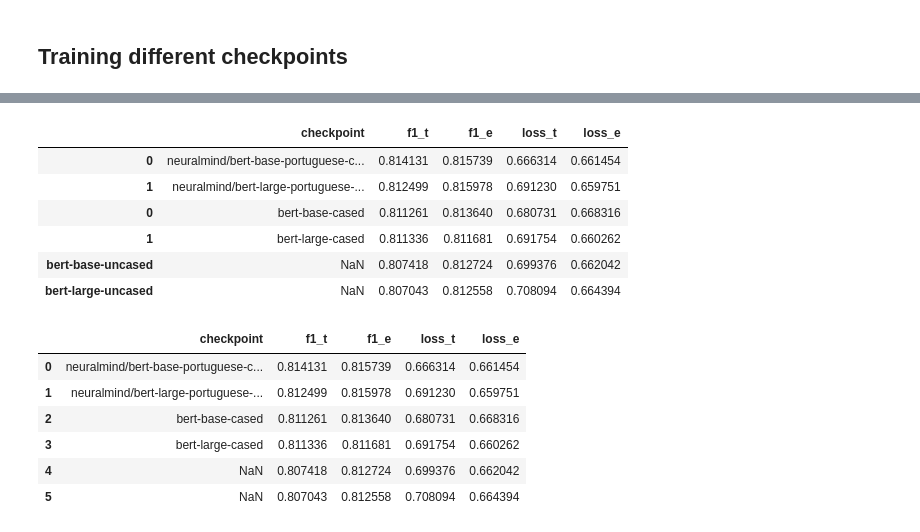
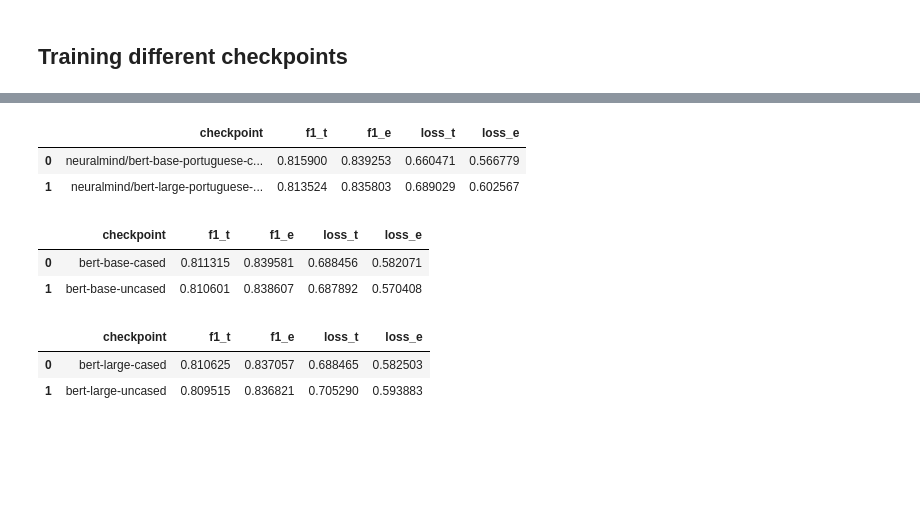
Before and after one commit to caiotda/MAC0499, a Jupyter notebook: model/POCs/checkpoints_comparison.ipynb, the cells around one changed output, grey strips where cells are left out. Drawn from its saved outputs; the diff is of its cells as text; code cells hidden in the pictures; blank space fills up the shorter version.

```diff
--- a/model/POCs/checkpoints_comparison.ipynb
+++ b/model/POCs/checkpoints_comparison.ipynb
@@ -196,0 +303,6 @@ df_en_cased = pd.read_csv('checkpoint_en_cased.csv')
+# %%
+df_pt
+# %% [output]
+|  | checkpoint | f1_t | f1_e | loss_t | loss_e |
+| 0 | neuralmind/bert-base-portuguese-c... | 0.815900 | 0.839253 | 0.660471 | 0.566779 |
+| 1 | neuralmind/bert-large-portuguese-... | 0.813524 | 0.835803 | 0.689029 | 0.602567 |
@@ -196,0 +311,6 @@ df_en_cased = pd.read_csv('checkpoint_en_cased.csv')
+# %%
+df_en_base
+# %% [output]
+|  | checkpoint | f1_t | f1_e | loss_t | loss_e |
+| 0 | bert-base-cased | 0.811315 | 0.839581 | 0.688456 | 0.582071 |
+| 1 | bert-base-uncased | 0.810601 | 0.838607 | 0.687892 | 0.570408 |
@@ -197 +319,7 @@ df_en_cased = pd.read_csv('checkpoint_en_cased.csv')
+# %%
+df_en_large
+# %% [output]
+|  | checkpoint | f1_t | f1_e | loss_t | loss_e |
+| 0 | bert-large-cased | 0.810625 | 0.837057 | 0.688465 | 0.582503 |
+| 1 | bert-large-uncased | 0.809515 | 0.836821 | 0.705290 | 0.593883 |
 # %%
@@ -199,20 +327,2 @@ df_final = pd.concat([df_pt, df_en_cased, df_en_uncased])
 # %%
-df_final
+df_final = df_final.set_index('checkpoint')
-# %% [output]
-|  | checkpoint | f1_t | f1_e | loss_t | loss_e |
-| 0 | neuralmind/bert-base-portuguese-c... | 0.814131 | 0.815739 | 0.666314 | 0.661454 |
-| 1 | neuralmind/bert-large-portuguese-... | 0.812499 | 0.815978 | 0.691230 | 0.659751 |
-| 0 | bert-base-cased | 0.811261 | 0.813640 | 0.680731 | 0.668316 |
-| 1 | bert-large-cased | 0.811336 | 0.811681 | 0.691754 | 0.660262 |
-| bert-base-uncased | NaN | 0.807418 | 0.812724 | 0.699376 | 0.662042 |
-| bert-large-uncased | NaN | 0.807043 | 0.812558 | 0.708094 | 0.664394 |
-# %%
-df_final.reset_index(drop=True)
-# %% [output]
-|  | checkpoint | f1_t | f1_e | loss_t | loss_e |
-| 0 | neuralmind/bert-base-portuguese-c... | 0.814131 | 0.815739 | 0.666314 | 0.661454 |
-| 1 | neuralmind/bert-large-portuguese-... | 0.812499 | 0.815978 | 0.691230 | 0.659751 |
-| 2 | bert-base-cased | 0.811261 | 0.813640 | 0.680731 | 0.668316 |
-| 3 | bert-large-cased | 0.811336 | 0.811681 | 0.691754 | 0.660262 |
-| 4 | NaN | 0.807418 | 0.812724 | 0.699376 | 0.662042 |
-| 5 | NaN | 0.807043 | 0.812558 | 0.708094 | 0.664394 |
```
Also changed, not shown: parts of 30 cells of this notebook, 1 other file.
